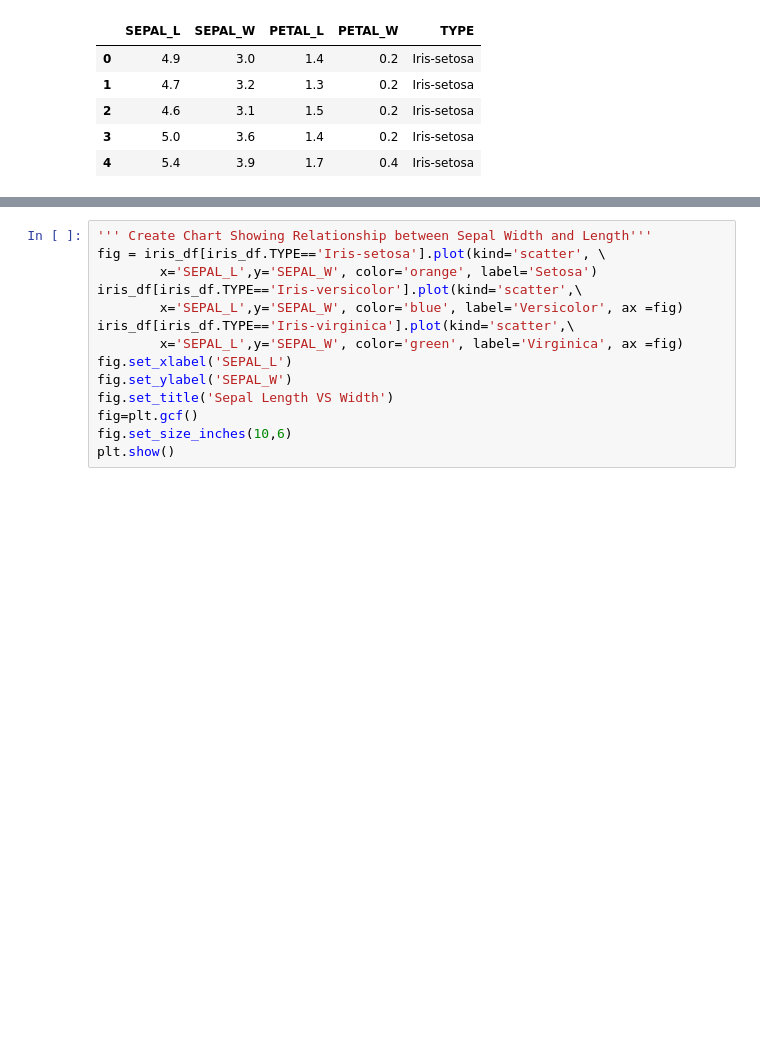
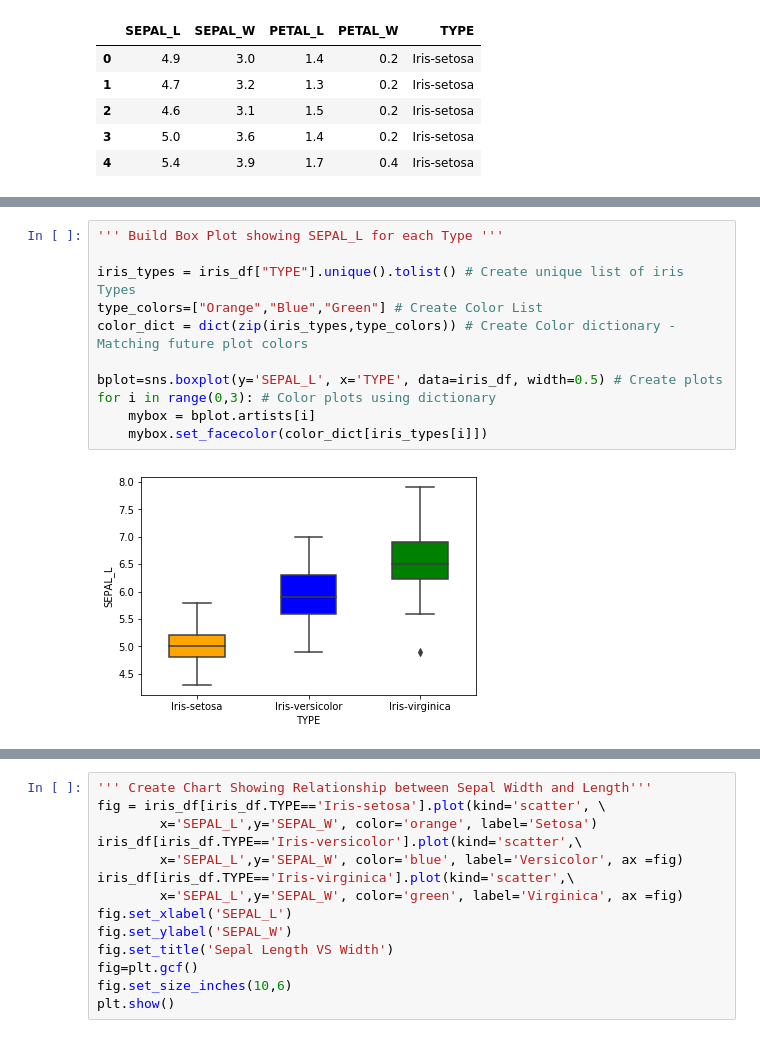
Before and after one commit to Jakefrda/Basic-Modeling-In-Python, a Jupyter notebook: IrisPractice.ipynb, the cells around one changed output, grey strips where cells are left out. Saved outputs shown, nothing was run; the diff lists cells and outputs as text; blank space fills up the shorter version.

Commit message:
Adding additional plots

```diff
--- a/IrisPractice.ipynb
+++ b/IrisPractice.ipynb
@@ -58,0 +72,13 @@ memory usage: 5.9+ KB
+# %%
+''' Build Box Plot showing SEPAL_L for each Type '''
+
+iris_types = iris_df["TYPE"].unique().tolist() # Create unique list of iris Types
+type_colors=["Orange","Blue","Green"] # Create Color List
+color_dict = dict(zip(iris_types,type_colors)) # Create Color dictionary - Matching future plot colors
+
+bplot=sns.boxplot(y='SEPAL_L', x='TYPE', data=iris_df, width=0.5) # Create plots
+for i in range(0,3): # Color plots using dictionary
+    mybox = bplot.artists[i]
+    mybox.set_facecolor(color_dict[iris_types[i]])
+# %% [output]
+[figure, added]
```
Also changed, not shown: parts of 10 cells of this notebook.
